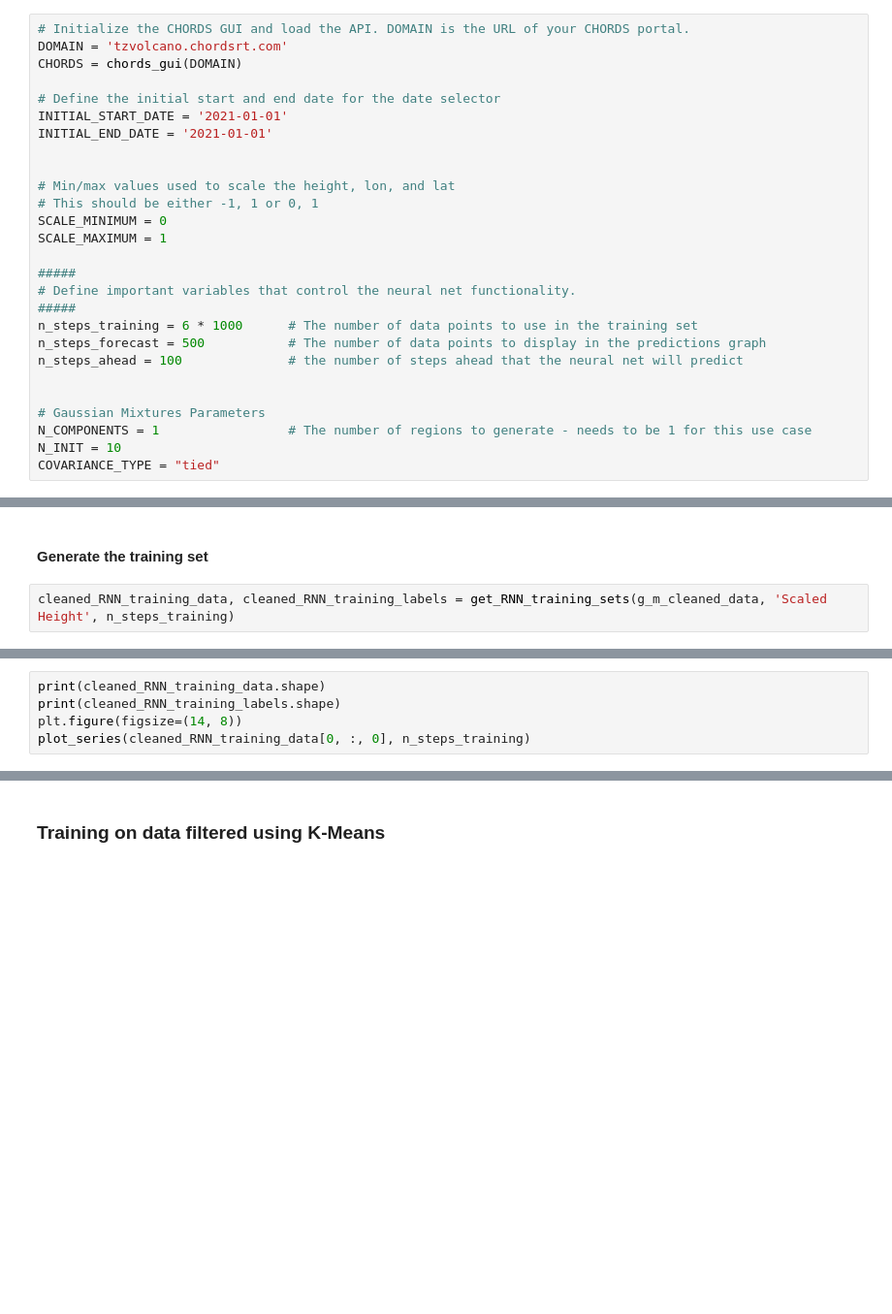
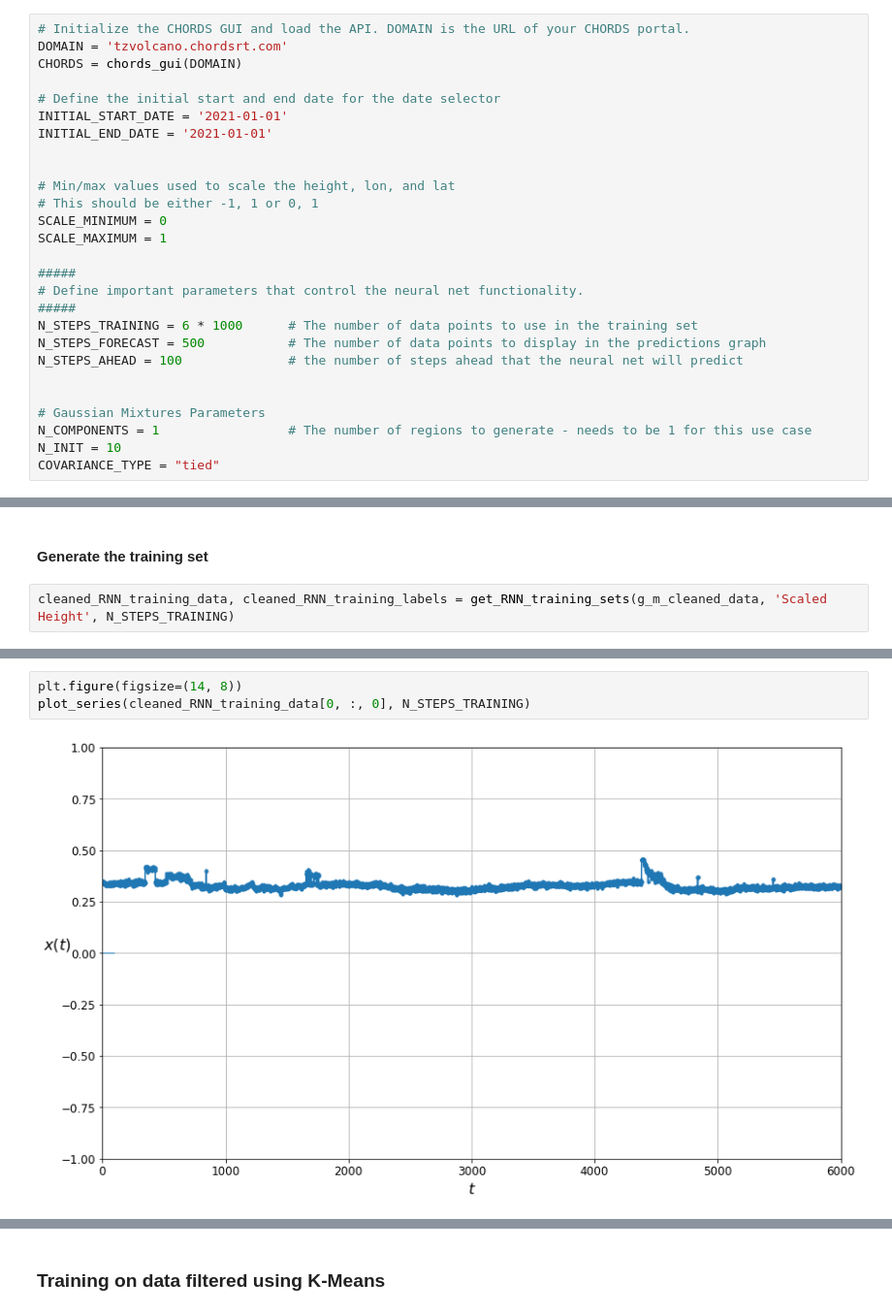
Before and after one commit to mdye/TZVOLCANO_machine_learning, a Jupyter notebook: MD_01_TZVOLCANO_Gaussian_Mixtures_Anomaly_Detection.ipynb, the cells around one changed output, grey strips where cells are left out. Shown at 97% size. Cells and saved outputs as stored; diff of their text form; blank space fills up the shorter version.

```diff
--- a/MD_01_TZVOLCANO_Gaussian_Mixtures_Anomaly_Detection.ipynb
+++ b/MD_01_TZVOLCANO_Gaussian_Mixtures_Anomaly_Detection.ipynb
@@ -219,11 +213,11 @@ SCALE_MINIMUM = 0
 SCALE_MAXIMUM = 1
 
 #####
-# Define important variables that control the neural net functionality.
+# Define important parameters that control the neural net functionality.
 #####
-n_steps_training = 6 * 1000      # The number of data points to use in the training set
-n_steps_forecast = 500           # The number of data points to display in the predictions graph
-n_steps_ahead = 100              # the number of steps ahead that the neural net will predict
+N_STEPS_TRAINING = 6 * 1000      # The number of data points to use in the training set
+N_STEPS_FORECAST = 500           # The number of data points to display in the predictions graph
+N_STEPS_AHEAD = 100              # the number of steps ahead that the neural net will predict
 
 
 # Gaussian Mixtures Parameters
@@ -632,5 +658,5 @@ Y_pred = model.predict(X_new)[:, -1][..., np.newaxis]
 # %% [markdown]
 #### Generate the training set
 # %%
-cleaned_RNN_training_data, cleaned_RNN_training_labels = get_RNN_training_sets(g_m_cleaned_data, 'Scaled Height', n_steps_training)
+cleaned_RNN_training_data, cleaned_RNN_training_labels = get_RNN_training_sets(g_m_cleaned_data, 'Scaled Height', N_STEPS_TRAINING)
 # %% [markdown]
@@ -643,6 +687,6 @@ cleaned_history = cleaned_model.fit(cleaned_RNN_training_data, cleaned_RNN_train
 # %%
-print(cleaned_RNN_training_data.shape)
-print(cleaned_RNN_training_labels.shape)
 plt.figure(figsize=(14, 8))
-plot_series(cleaned_RNN_training_data[0, :, 0], n_steps_training)
+plot_series(cleaned_RNN_training_data[0, :, 0], N_STEPS_TRAINING)
+# %% [output]
+[figure, added]
 # %% [markdown]
```
Also changed, not shown: parts of 83 cells of this notebook, 1 other file.
